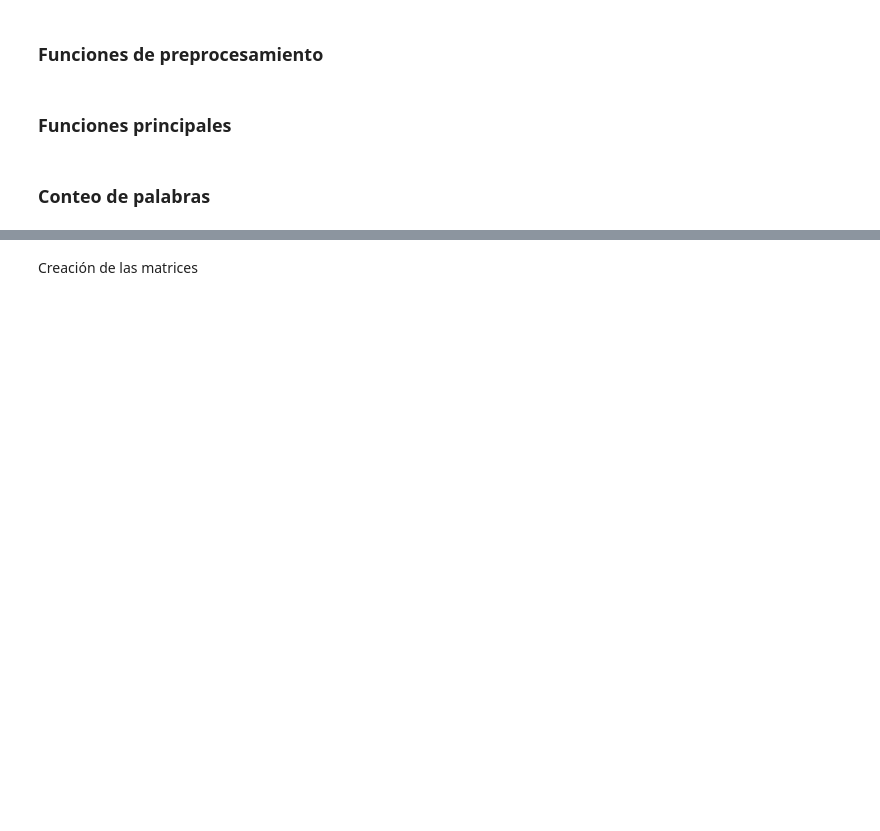
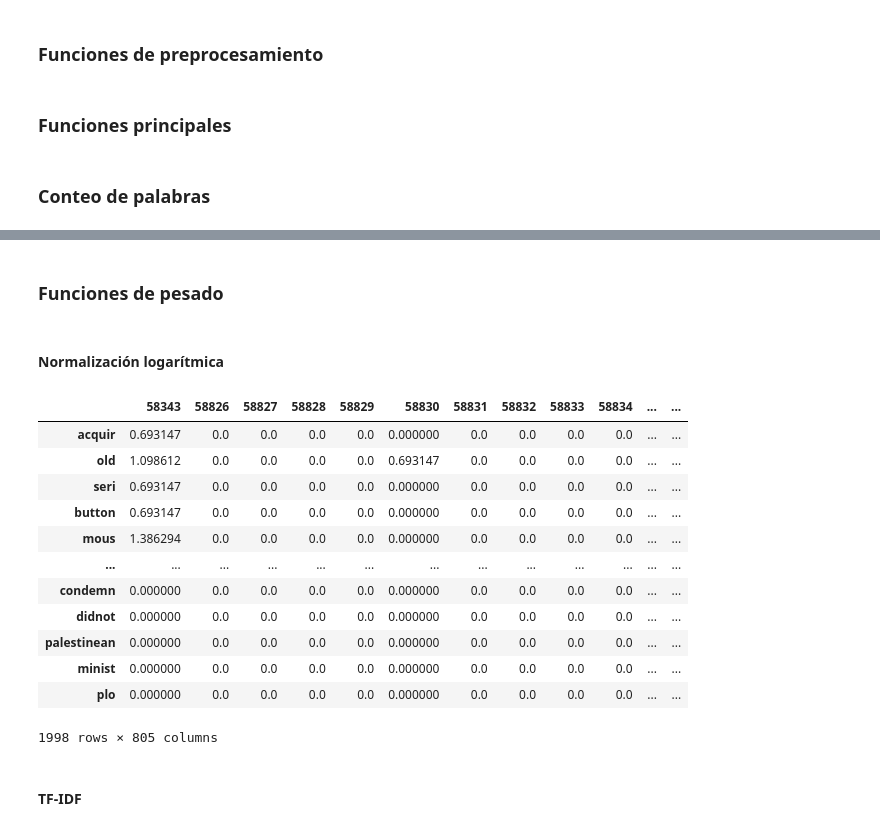
Before and after one commit to manuelsuga/master, a Jupyter notebook: MT/Practica 2/practica2.ipynb, the cells around one changed output, grey strips where cells are left out. Cells and saved outputs as stored; diff of their text form; code cells hidden in the pictures; blank space fills up the shorter version.

```diff
--- a/MT/Practica 2/practica2.ipynb
+++ b/MT/Practica 2/practica2.ipynb
@@ -244,9 +275,7 @@ Desviación típica: 1293.97
 # %%
-frecuencia_documento_rasgo: dict[str, dict[str, int]] = {}
+frecuencia_rasgo_en_documento: dict[str, dict[str, int]] = {}
 
-for par in gold_standard:
-	documento = par[0]
-	etiqueta = par[1]
+for documento, etiqueta in gold_standard.items():
 
 	with open(os.path.join(RUTA_CORPUS, etiqueta, documento), 'r') as fp:
 		texto = fp.readlines()
@@ -261,24 +290,55 @@ for par in gold_standard:
 
 		texto_stemmer = stemmer(texto_limpio)
 
-		frecuencia_documento_rasgo[documento] = calcular_frecuencia(texto_stemmer)
+		frecuencia_rasgo_en_documento[documento] = calcular_frecuencia(texto_stemmer)
 # %%
-frecuencia_rasgo_documento: dict[str, set] = {}
+aparicion_rasgos_en_documentos: dict[str, set] = {}
 
 # Cálculo del DF
-for documento, rasgos in frecuencia_documento_rasgo.items():
+for documento, rasgos in frecuencia_rasgo_en_documento.items():
 	for rasgo in rasgos.keys():
-		if rasgo not in frecuencia_rasgo_documento:
-			frecuencia_rasgo_documento[rasgo] = set()
-		frecuencia_rasgo_documento[rasgo].add(documento)
+		if rasgo not in aparicion_rasgos_en_documentos:
+			aparicion_rasgos_en_documentos[rasgo] = set()
+		aparicion_rasgos_en_documentos[rasgo].add(documento)
 
 # Eliminación de los rasgos que aparezcan en muy pocos documentos (mínimo 6)
-frecuencia_rasgo_documento_reducido = {}
-for rasgo, conjunto in frecuencia_rasgo_documento.items():
+aparicion_rasgos_en_documentos_frecuentes : dict[str, set] = {}
+for rasgo, conjunto in aparicion_rasgos_en_documentos.items():
 	if len(conjunto) >= 7:
-		frecuencia_rasgo_documento_reducido[rasgo] = conjunto
-
-del frecuencia_rasgo_documento
+		aparicion_rasgos_en_documentos_frecuentes[rasgo] = conjunto
-# %% [markdown]
-Creación de las matrices
+# %% [markdown]
+### Funciones de pesado
+# %%
+numero_documentos = len(gold_standard.keys())
+
+rasgos = list(aparicion_rasgos_en_documentos_frecuentes.keys())
+documentos = list(gold_standard.keys())
+# %% [markdown]
+#### Normalización logarítmica
+# %%
+matriz_norm_log = pd.DataFrame(data=[], index=rasgos, columns=documentos)
+
+for documento, lista_rasgos in frecuencia_rasgo_en_documento.items():
+	matriz_norm_log[documento] = matriz_norm_log[documento].astype(np.float64)
+	matriz_norm_log[documento] = np.log(pd.Series(lista_rasgos) + 1)
+
+matriz_norm_log = matriz_norm_log.fillna(0)
+# %%
+matriz_norm_log
+# %% [output]
+|  | 58343 | 58826 | 58827 | 58828 | 58829 | 58830 | 58831 | 58832 | 58833 | 58834 | ... | ... |
+| acquir | 0.693147 | 0.0 | 0.0 | 0.0 | 0.0 | 0.000000 | 0.0 | 0.0 | 0.0 | 0.0 | ... | ... |
+| old | 1.098612 | 0.0 | 0.0 | 0.0 | 0.0 | 0.693147 | 0.0 | 0.0 | 0.0 | 0.0 | ... | ... |
+| seri | 0.693147 | 0.0 | 0.0 | 0.0 | 0.0 | 0.000000 | 0.0 | 0.0 | 0.0 | 0.0 | ... | ... |
+| button | 0.693147 | 0.0 | 0.0 | 0.0 | 0.0 | 0.000000 | 0.0 | 0.0 | 0.0 | 0.0 | ... | ... |
+| mous | 1.386294 | 0.0 | 0.0 | 0.0 | 0.0 | 0.000000 | 0.0 | 0.0 | 0.0 | 0.0 | ... | ... |
+| ... | ... | ... | ... | ... | ... | ... | ... | ... | ... | ... | ... | ... |
+| condemn | 0.000000 | 0.0 | 0.0 | 0.0 | 0.0 | 0.000000 | 0.0 | 0.0 | 0.0 | 0.0 | ... | ... |
+| didnot | 0.000000 | 0.0 | 0.0 | 0.0 | 0.0 | 0.000000 | 0.0 | 0.0 | 0.0 | 0.0 | ... | ... |
+| palestinean | 0.000000 | 0.0 | 0.0 | 0.0 | 0.0 | 0.000000 | 0.0 | 0.0 | 0.0 | 0.0 | ... | ... |
+| minist | 0.000000 | 0.0 | 0.0 | 0.0 | 0.0 | 0.000000 | 0.0 | 0.0 | 0.0 | 0.0 | ... | ... |
+| plo | 0.000000 | 0.0 | 0.0 | 0.0 | 0.0 | 0.000000 | 0.0 | 0.0 | 0.0 | 0.0 | ... | ... |
+1998 rows × 805 columns
+# %% [markdown]
+#### TF-IDF
 # %%
```
Also changed, not shown: parts of 7 cells of this notebook, 3 other files.
